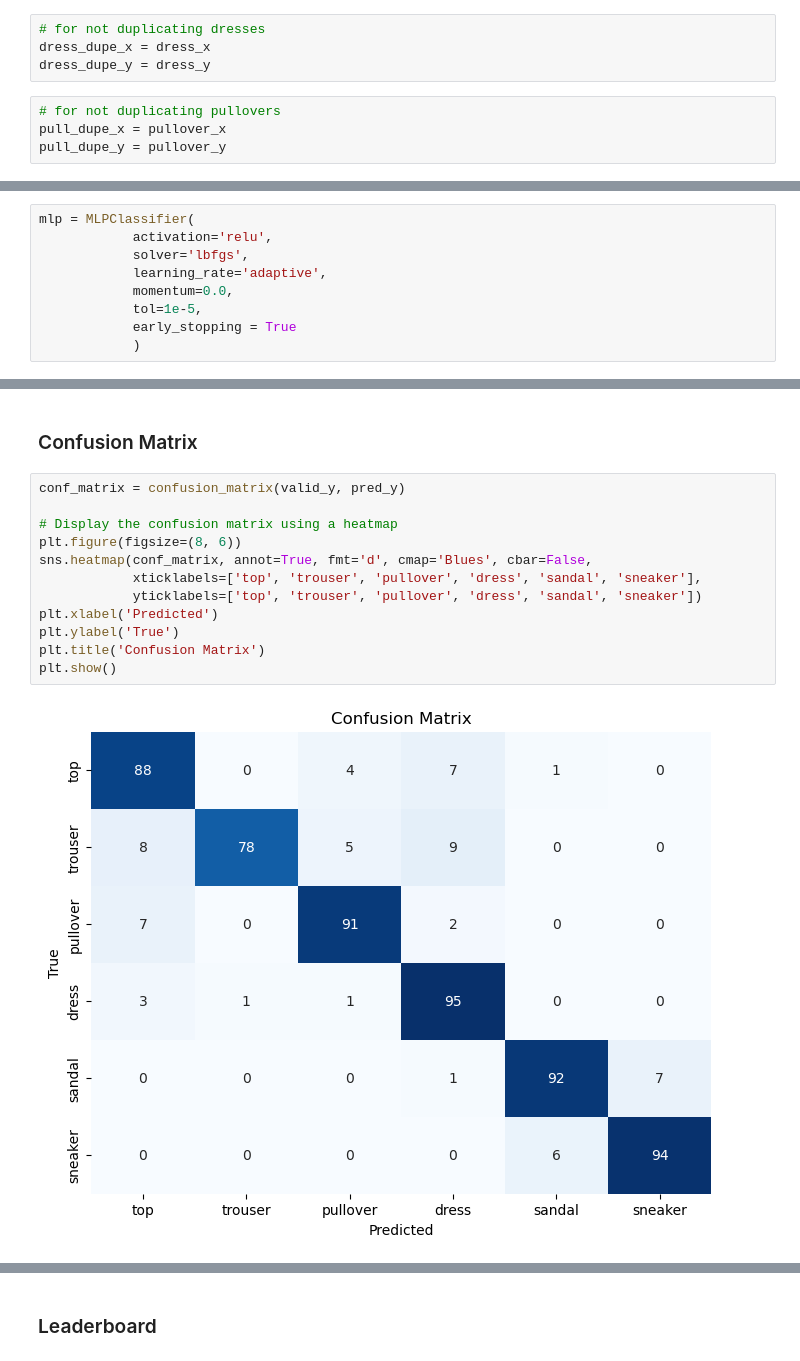
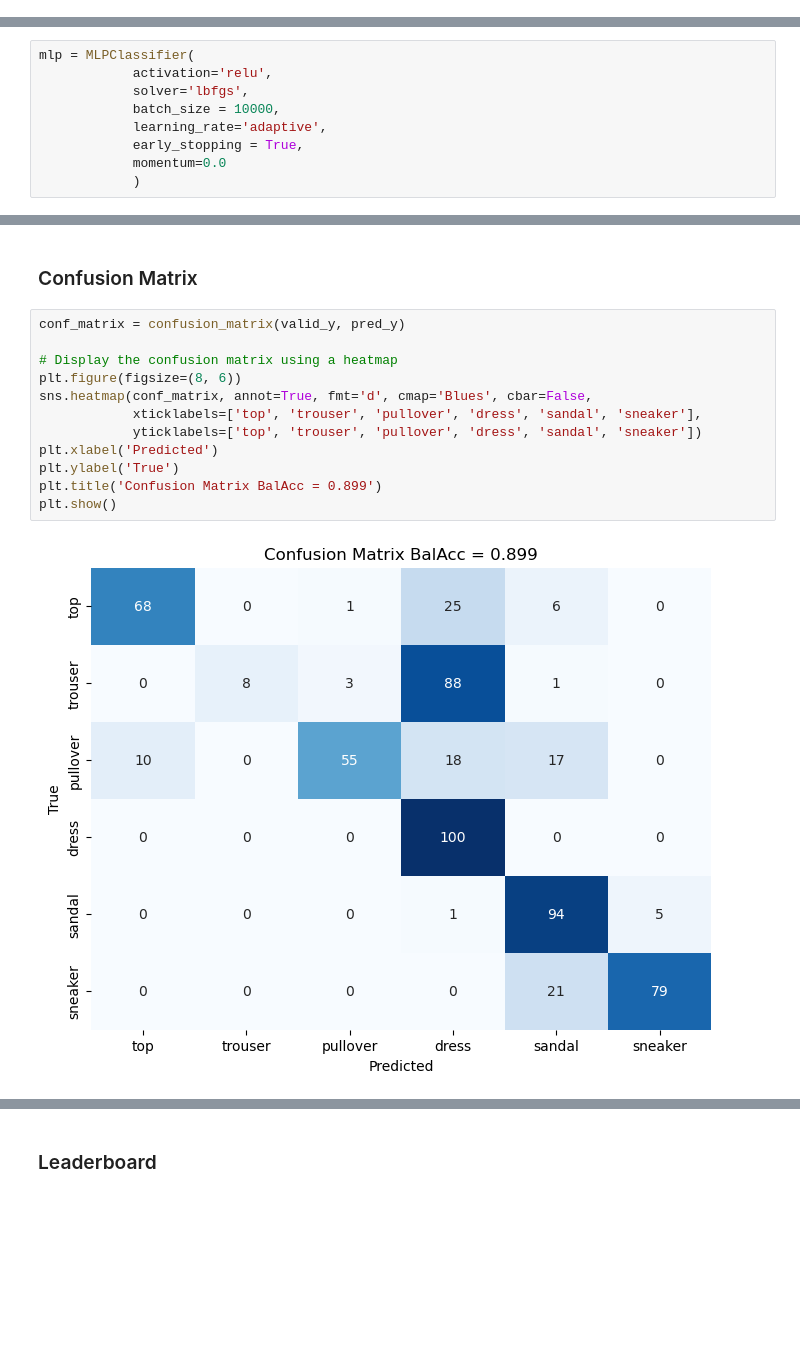
Before and after one commit to vmccab01/ProjectB_cs135, a Jupyter notebook: P1-DataModRand-Testing.ipynb, the cells around one changed output, grey strips where cells are left out. Cells and saved outputs as stored; diff of their text form; blank space fills up the shorter version.

```diff
--- a/P1-DataModRand-Testing.ipynb
+++ b/P1-DataModRand-Testing.ipynb
@@ -86,14 +86,6 @@ pull_dupe_y = pullover_y[pull_dupe_in]
 #count = np.unique(dress_duplicates_x, return_counts = True)
 #count
 # dress_dupe_x.shape#
-# %%
-# for not duplicating dresses
-dress_dupe_x = dress_x
-dress_dupe_y = dress_y
-# %%
-# for not duplicating pullovers
-pull_dupe_x = pullover_x
-pull_dupe_y = pullover_y
 # %%
 ## Add tops
 tempx = np.vstack((train_x, top_x_array))
@@ -145,8 +142,8 @@ normed_train_x.shape
 mlp = MLPClassifier(
             activation='relu',
             solver='lbfgs',
+            batch_size = 10000,
             learning_rate='adaptive',
-            momentum=0.0,
-            tol=1e-5,
-            early_stopping = True
+            early_stopping = True,
+            momentum=0.0
             )
@@ -198,17 +191,17 @@ best_mlp_BAcc
 # %%
 conf_matrix = confusion_matrix(valid_y, pred_y)
 
 # Display the confusion matrix using a heatmap
 plt.figure(figsize=(8, 6))
 sns.heatmap(conf_matrix, annot=True, fmt='d', cmap='Blues', cbar=False,
             xticklabels=['top', 'trouser', 'pullover', 'dress', 'sandal', 'sneaker'],
             yticklabels=['top', 'trouser', 'pullover', 'dress', 'sandal', 'sneaker'])
 plt.xlabel('Predicted')
 plt.ylabel('True')
-plt.title('Confusion Matrix')
+plt.title('Confusion Matrix BalAcc = 0.899')
 plt.show()
 # %% [output]
-[figure, old version]
+[figure, new version]
 # %%
 test = best_mlp.predict(normed_train_x)
 balanced_accuracy_score(duplicated_train_y, test)
```
Also changed, not shown: parts of 9 cells of this notebook, 3 other files.
